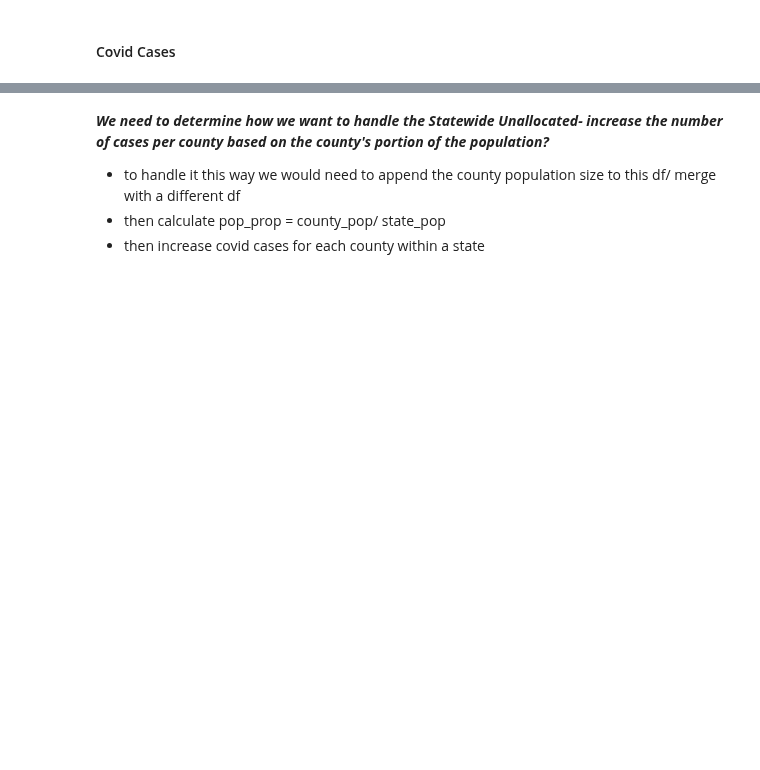
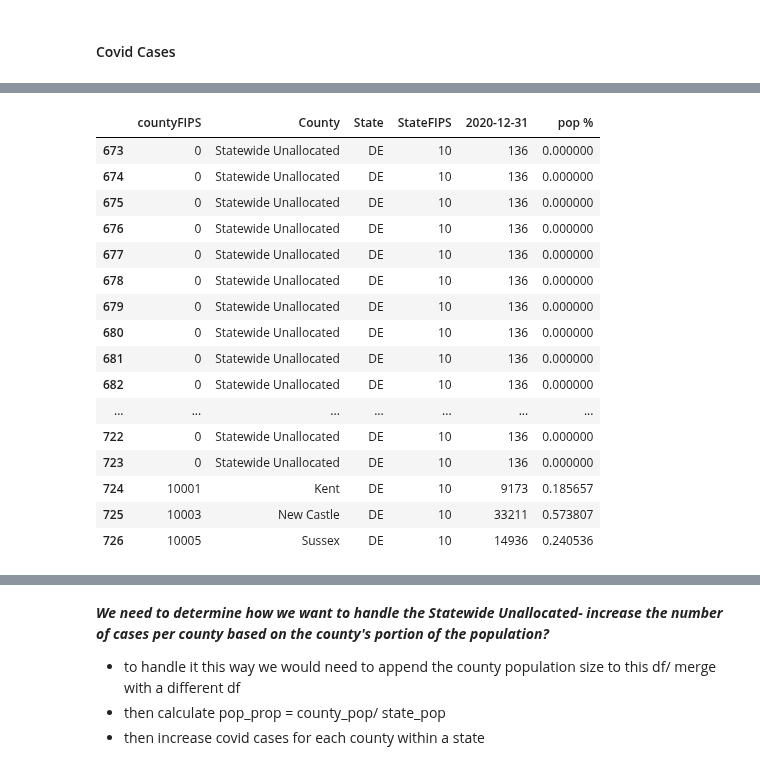
Before and after one commit to rafirahman27/Preparing_for_the_next_Pandemic, a Jupyter notebook: Katie.ipynb, the cells around one changed output, grey strips where cells are left out. Saved outputs shown, nothing was run; the diff lists cells and outputs as text; code cells hidden in the pictures; blank space fills up the shorter version.

```diff
--- a/Katie.ipynb
+++ b/Katie.ipynb
@@ -903,0 +922,2 @@ cases.head()
+# %%
+pop_percent = county_pop.drop(columns=['County Name', 'State', 'population', 'Total Population'])
@@ -903,0 +933,2 @@ cases.head()
+# %%
+pop_percent['pop %'] = pop_percent['pop %']/100
@@ -917,3 +979,5 @@ county_fips.head()
 county_fips.shape
 # %%
 county_fips.to_csv('Data/county_fips.csv')
+# %%
+cases = pd.merge(cases, pop_percent, how = 'left', on='countyFIPS').copy()
@@ -937 +996,3 @@ cases_county = cases[['countyFIPS',
+# %%
+cases_test = cases[['countyFIPS', 'County', 'State', 'StateFIPS', '2020-12-31', 'pop %']].copy()
 # %%
@@ -945 +1206,21 @@ cases_county[cases_county['2022-12-31'] == 0].shape
+# %%
+cases_test[cases_test['State']=='DE']
+# %% [output]
+|  | countyFIPS | County | State | StateFIPS | 2020-12-31 | pop % |
+| 673 | 0 | Statewide Unallocated | DE | 10 | 136 | 0.000000 |
+| 674 | 0 | Statewide Unallocated | DE | 10 | 136 | 0.000000 |
+| 675 | 0 | Statewide Unallocated | DE | 10 | 136 | 0.000000 |
+| 676 | 0 | Statewide Unallocated | DE | 10 | 136 | 0.000000 |
+| 677 | 0 | Statewide Unallocated | DE | 10 | 136 | 0.000000 |
+| 678 | 0 | Statewide Unallocated | DE | 10 | 136 | 0.000000 |
+| 679 | 0 | Statewide Unallocated | DE | 10 | 136 | 0.000000 |
+| 680 | 0 | Statewide Unallocated | DE | 10 | 136 | 0.000000 |
+| 681 | 0 | Statewide Unallocated | DE | 10 | 136 | 0.000000 |
+| 682 | 0 | Statewide Unallocated | DE | 10 | 136 | 0.000000 |
+| ... | ... | ... | ... | ... | ... | ... |
+| 722 | 0 | Statewide Unallocated | DE | 10 | 136 | 0.000000 |
+| 723 | 0 | Statewide Unallocated | DE | 10 | 136 | 0.000000 |
+| 724 | 10001 | Kent | DE | 10 | 9173 | 0.185657 |
+| 725 | 10003 | New Castle | DE | 10 | 33211 | 0.573807 |
+| 726 | 10005 | Sussex | DE | 10 | 14936 | 0.240536 |
 # %%
```
Also changed, not shown: parts of 25 cells of this notebook.
